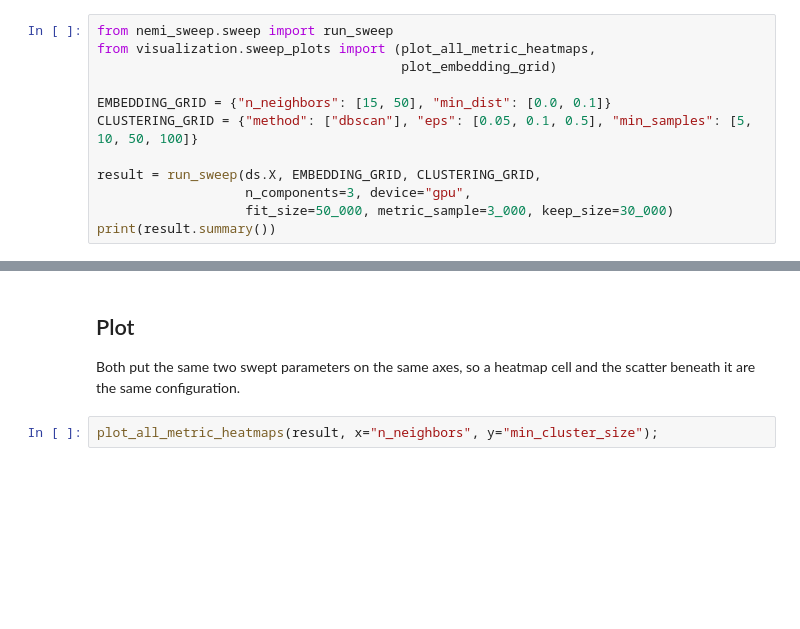
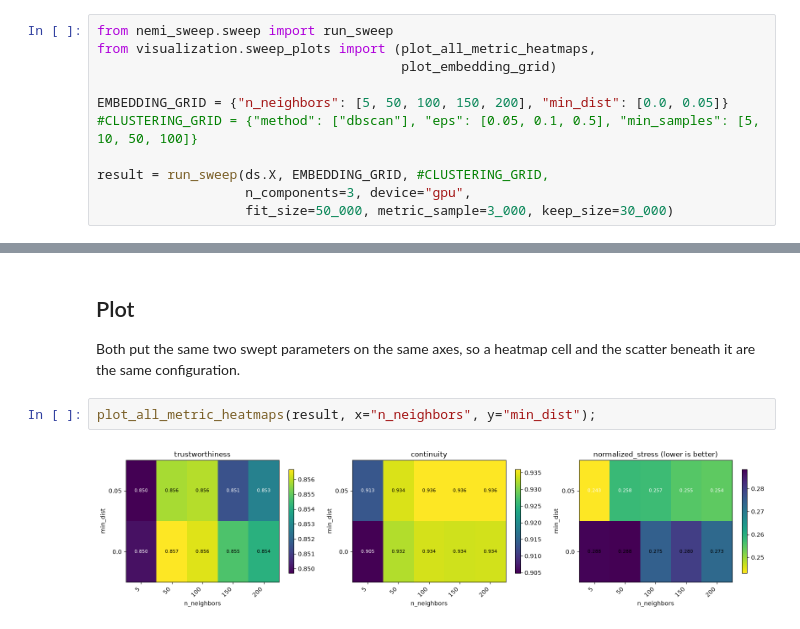
Before and after one commit to Sea-Meets-the-Stars/DBOF_Representation_Learning, a Jupyter notebook: notebooks/NEMI_front_finding.ipynb, the cells around one changed output, grey strips where cells are left out. Drawn from its saved outputs; the diff is of its cells as text; blank space fills up the shorter version.

```diff
--- a/notebooks/NEMI_front_finding.ipynb
+++ b/notebooks/NEMI_front_finding.ipynb
@@ -157,10 +168,9 @@ from nemi_sweep.sweep import run_sweep
 from visualization.sweep_plots import (plot_all_metric_heatmaps,
                                        plot_embedding_grid)
 
-EMBEDDING_GRID = {"n_neighbors": [15, 50], "min_dist": [0.0, 0.1]}
-CLUSTERING_GRID = {"method": ["dbscan"], "eps": [0.05, 0.1, 0.5], "min_samples": [5, 10, 50, 100]}
+EMBEDDING_GRID = {"n_neighbors": [5, 50, 100, 150, 200], "min_dist": [0.0, 0.05]}
+#CLUSTERING_GRID = {"method": ["dbscan"], "eps": [0.05, 0.1, 0.5], "min_samples": [5, 10, 50, 100]}
 
-result = run_sweep(ds.X, EMBEDDING_GRID, CLUSTERING_GRID,
+result = run_sweep(ds.X, EMBEDDING_GRID, #CLUSTERING_GRID,
                    n_components=3, device="gpu",
                    fit_size=50_000, metric_sample=3_000, keep_size=30_000)
-print(result.summary())
@@ -173,5 +217,7 @@ result.table.sort_values("trustworthiness", ascending=False)
 
 Both put the same two swept parameters on the same axes, so a heatmap cell and the scatter beneath it are the same configuration.
 # %%
-plot_all_metric_heatmaps(result, x="n_neighbors", y="min_cluster_size");
+plot_all_metric_heatmaps(result, x="n_neighbors", y="min_dist");
+# %% [output]
+[figure, added]
 # %%
```
Also changed, not shown: parts of 8 cells of this notebook.
